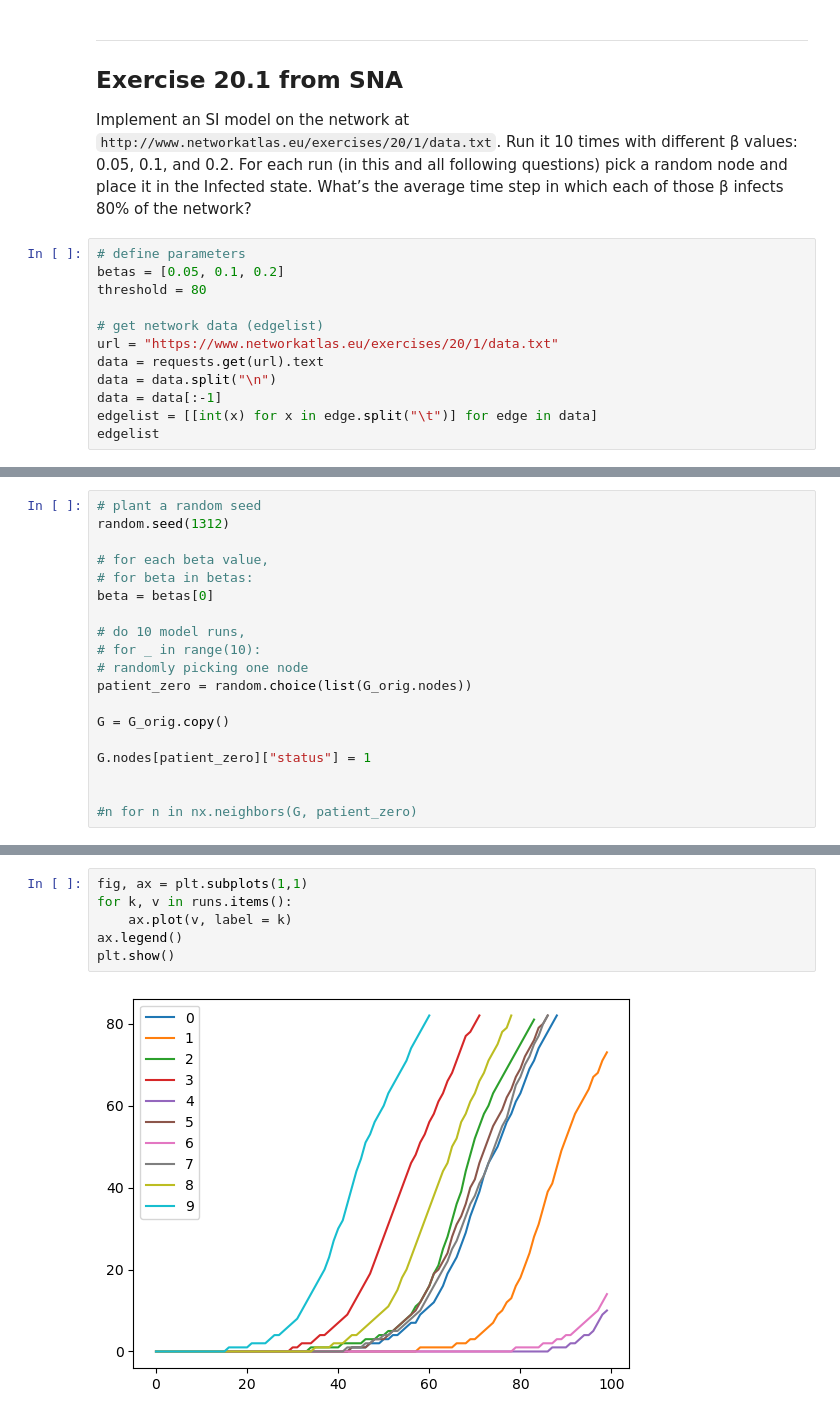
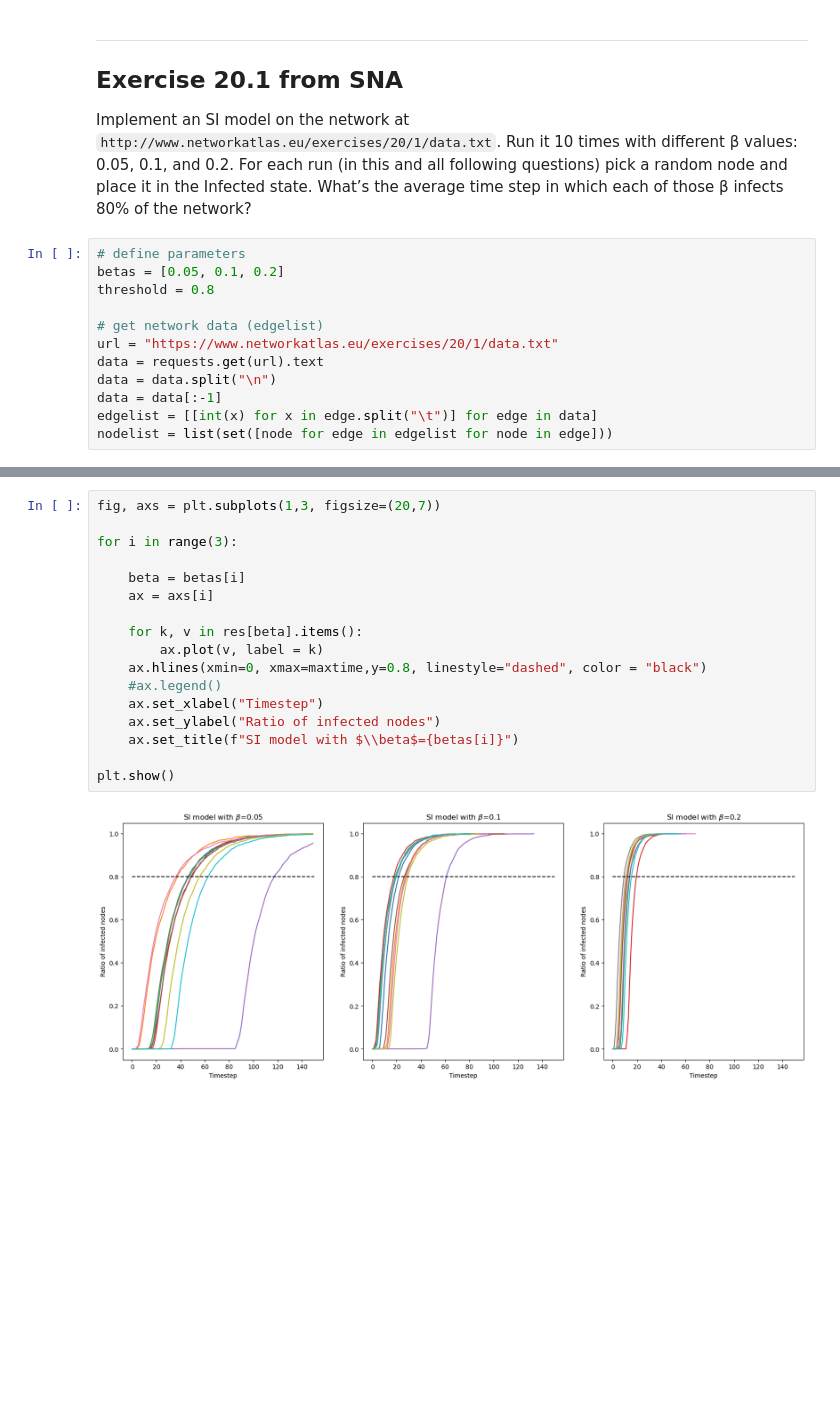
Before and after one commit to anastassiavybornova/diffuses, a Jupyter notebook: toy-models/si.ipynb, the cells around one changed output, grey strips where cells are left out. Drawn from its saved outputs; the diff is of its cells as text; blank space fills up the shorter version.

Commit message:
update SI models draft

```diff
--- a/toy-models/si.ipynb
+++ b/toy-models/si.ipynb
@@ -16,7 +16,7 @@ Implement an SI model on the network at `http://www.networkatlas.eu/exercises/20
 # %%
 # define parameters
 betas = [0.05, 0.1, 0.2]
-threshold = 80
+threshold = 0.8
 
 # get network data (edgelist)
 url = "https://www.networkatlas.eu/exercises/20/1/data.txt"
@@ -24,4 +24,4 @@ data = requests.get(url).text
 data = data.split("\n")
 data = data[:-1]
 edgelist = [[int(x) for x in edge.split("\t")] for edge in data]
-edgelist
+nodelist = list(set([node for edge in edgelist for node in edge]))
@@ -51,19 +27,0 @@ nx.set_node_attributes(G_orig, 0, "status")
-# %%
-# plant a random seed
-random.seed(1312)
-
-# for each beta value,
-# for beta in betas:
-beta = betas[0]
-
-# do 10 model runs,
-# for _ in range(10):
-# randomly picking one node
-patient_zero = random.choice(list(G_orig.nodes))
-
-G = G_orig.copy()
-
-G.nodes[patient_zero]["status"] = 1
-
-
-#n for n in nx.neighbors(G, patient_zero)
@@ -124,8 +139,19 @@ for run in range(10):
 # %%
-fig, ax = plt.subplots(1,1)
-for k, v in runs.items():
-    ax.plot(v, label = k)
-ax.legend()
+fig, axs = plt.subplots(1,3, figsize=(20,7))
+
+for i in range(3):
+
+    beta = betas[i]
+    ax = axs[i]
+
+    for k, v in res[beta].items():
+        ax.plot(v, label = k)
+    ax.hlines(xmin=0, xmax=maxtime,y=0.8, linestyle="dashed", color = "black")
+    #ax.legend()
+    ax.set_xlabel("Timestep")
+    ax.set_ylabel("Ratio of infected nodes")
+    ax.set_title(f"SI model with $\\beta$={betas[i]}")
+
 plt.show()
 # %% [output]
-[figure, old version]
+[figure, new version]
```
Also changed, not shown: parts of 10 cells of this notebook.
